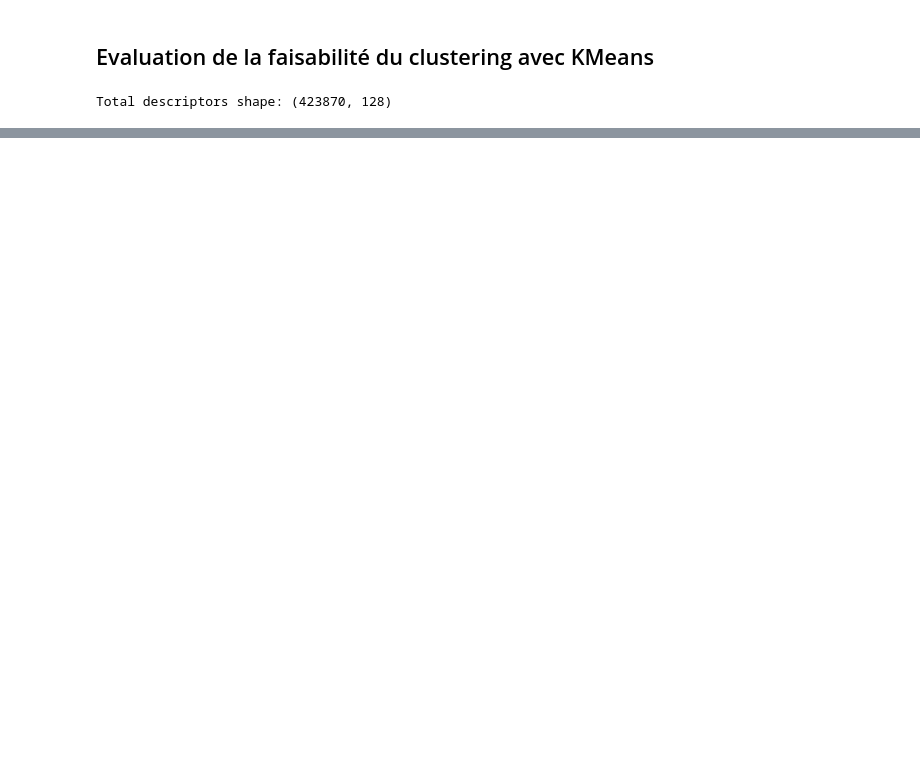
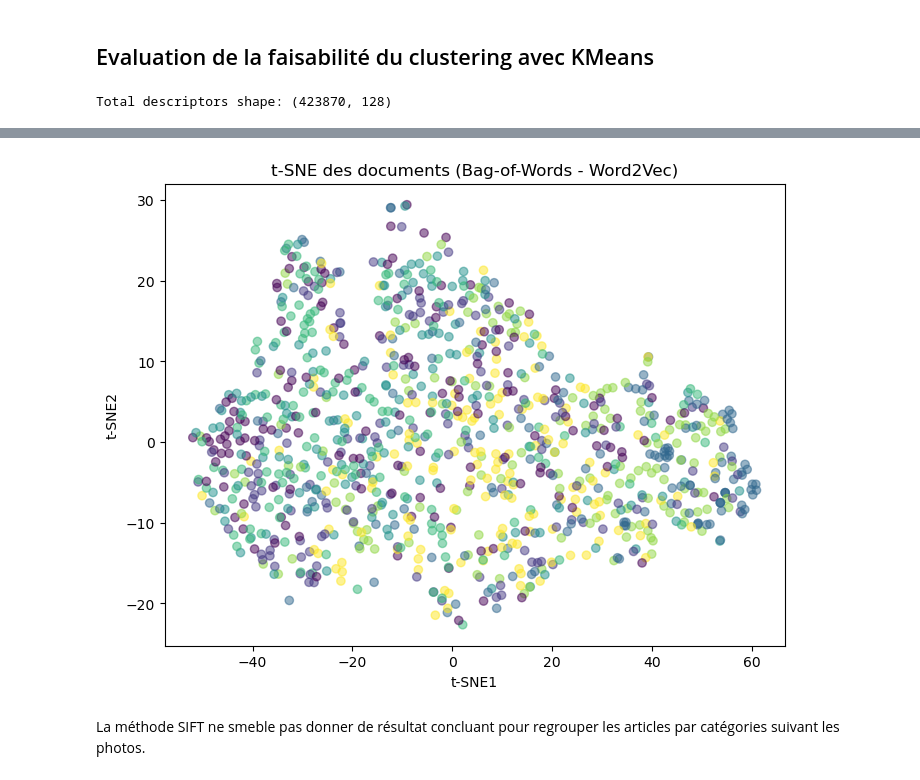
Before and after one commit to ManonVilla/OCProjet6, a Jupyter notebook: VILLA_Manon_2_pretraitement_image.ipynb, the cells around one changed output, grey strips where cells are left out. Saved outputs shown, nothing was run; the diff lists cells and outputs as text; code cells hidden in the pictures; blank space fills up the shorter version.

```diff
--- a/VILLA_Manon_2_pretraitement_image.ipynb
+++ b/VILLA_Manon_2_pretraitement_image.ipynb
@@ -117,7 +195,47 @@ plt.show()
+# %%
+def _normalize_cat_str(x):
+    if pd.isna(x):
+        return ""
+    if isinstance(x, list):
+        s = " ".join(map(str, x))
+    else:
+        s = str(x).strip()
+        if s.startswith("[") and s.endswith("]"):
+            try:
+                parsed = ast.literal_eval(s)
+                if isinstance(parsed, list):
+                    s = " ".join(map(str, parsed))
+            except Exception:
+                pass
+    s = s.replace("&gt;", ">>").replace("&amp;", "&")
+    return s.strip(" []'\"")
+
+def _split_levels(s):
+    if not s:
+        return []
+    if ">>" in s:
+        parts = [p.strip() for p in s.split(">>") if p.strip()]
+    else:
+        parts = [p.strip() for p in re.split(r'\s*>\s*', s) if p.strip()]
+    return parts
+
+def extract_first_level(x):
+    parts = _split_levels(_normalize_cat_str(x))
+    return parts[0] if parts else np.nan
+
+text_df['categories'] = text_df['product_category_tree'].apply(extract_first_level)
 # %%
+#Pour visualiser suivant les vraies catégories
+df_hist['categories'] = text_df['categories']
+df_hist['cat_code'] = df_hist['categories'].astype('category').cat.codes
+
 plt.figure(figsize=(8,6))
-plt.scatter(img_treated['TSNE1_w2v'], text_df['TSNE2_w2v'], c=text_df['cat_code'], alpha=0.5)
+plt.scatter(df_hist['TSNE1_w2v'], df_hist['TSNE2_w2v'], c=df_hist['cat_code'], alpha=0.5)
 plt.title('t-SNE des documents (Bag-of-Words - Word2Vec)')
 plt.xlabel('t-SNE1')
 plt.ylabel('t-SNE2')
 plt.show()
+# %% [output]
+[figure, added]
+# %% [markdown]
+La méthode SIFT ne smeble pas donner de résultat concluant pour regrouper les articles par catégories suivant les photos.
```
Also changed, not shown: parts of 20 cells of this notebook.
